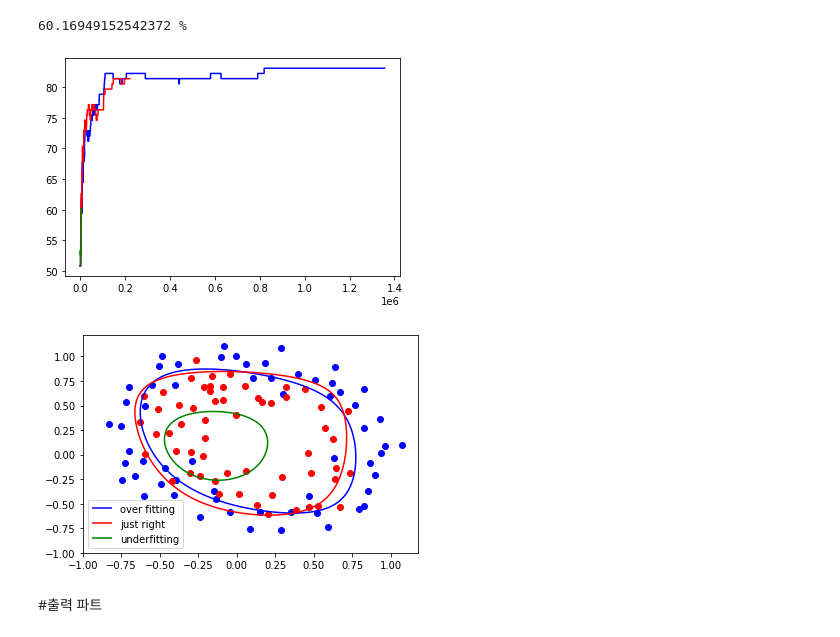
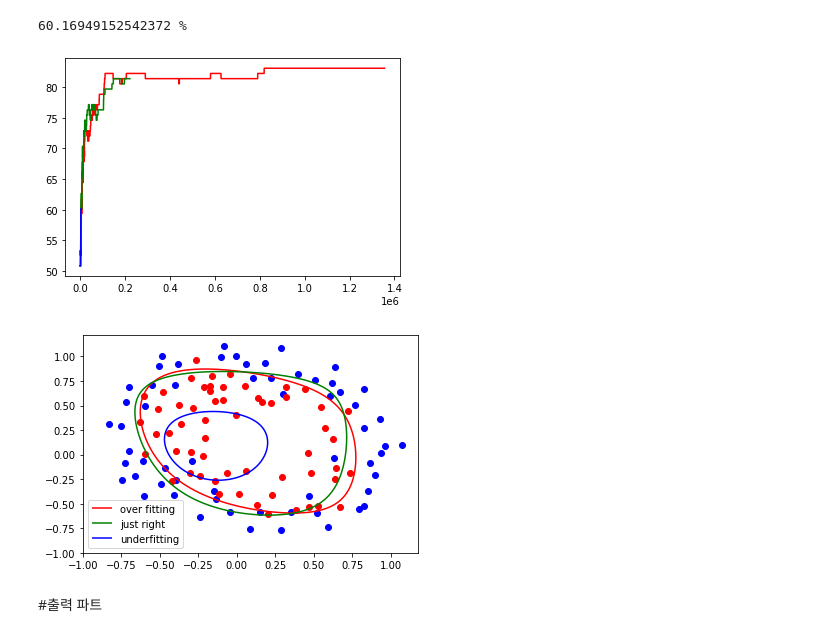
Before and after one commit to CJavaPython/AssignmentFolder, a Jupyter notebook: Assignment07/Assignment07.ipynb, the cells around one changed output. Cells and saved outputs as stored; diff of their text form; code cells hidden in the pictures.

```diff
--- a/Assignment07/Assignment07.ipynb
+++ b/Assignment07/Assignment07.ipynb
@@ -190,51 +190,52 @@ print(accuracy_list3[len(accuracy_list3) - 1], "%")
 60.16949152542372 %
 # %%
 plt.figure()
-plt.plot(accuracy_list1, c='b')
-plt.plot(accuracy_list2, c='r')
-plt.plot(accuracy_list3, c='g')
+plt.plot(accuracy_list1, c='r')
+plt.plot(accuracy_list2, c='g')
+plt.plot(accuracy_list3, c='b')
 plt.show()
 # %% [output]
-[figure, old version]
+[figure, new version]
 # %%
 x_graph = np.arange(-1, 1, 0.01)
 y_graph = np.arange(-1, 1, 0.01)
 X, Y = np.meshgrid(x_graph, y_graph)
 #meshgrid된 2차원 X, Y를 1차원으로 핀다
 X = np.ravel(X)
 Y = np.ravel(Y)
 #XY를 위의 X_poly처럼 합쳐준다
 XY = np.ones(len(X))
 for i in range(0, degree):
   for j in range(0, degree):
       #0,0인경우는 제외
       if i != 0 or j != 0:
         XY = np.column_stack((XY, (X ** i) * (Y ** j)))
 #z = theta * X
+#overfitting
 Z1 = XY.dot(Theta1)
-
+#just right
 Z2 = XY.dot(Theta2)
-
+#underfitting
 Z3 = XY.dot(Theta3)
 
 #다시 matrix로 되돌린다
 X = X.reshape((len(x_graph), len(y_graph)))
 Y = Y.reshape((len(x_graph), len(y_graph)))
 Z1 = Z1.reshape((len(x_graph), len(y_graph)))
 Z2 = Z2.reshape((len(x_graph), len(y_graph)))
 Z3 = Z3.reshape((len(x_graph), len(y_graph)))
 plt.scatter(pointX0, pointY0, c='b')
 plt.scatter(pointX1, pointY1, c='r')
-OF = plt.contour(X,Y,Z1,levels=[0],colors = 'b')
-JR = plt.contour(X,Y,Z2,levels=[0],colors = 'r')
-UF = plt.contour(X,Y,Z3,levels=[0],colors = 'g')
+OF = plt.contour(X,Y,Z1,levels=[0],colors = 'r')
+JR = plt.contour(X,Y,Z2,levels=[0],colors = 'g')
+UF = plt.contour(X,Y,Z3,levels=[0],colors = 'b')
 OF.collections[0].set_label("over fitting")
 JR.collections[0].set_label("just right")
 UF.collections[0].set_label("underfitting")
 plt.legend()
 plt.show()
 # %% [output]
-[figure, old version]
+[figure, new version]
 # %% [markdown]
 #출력 파트
 # %% [markdown]
```
Also changed, not shown: parts of 6 cells of this notebook, 10 other files.
